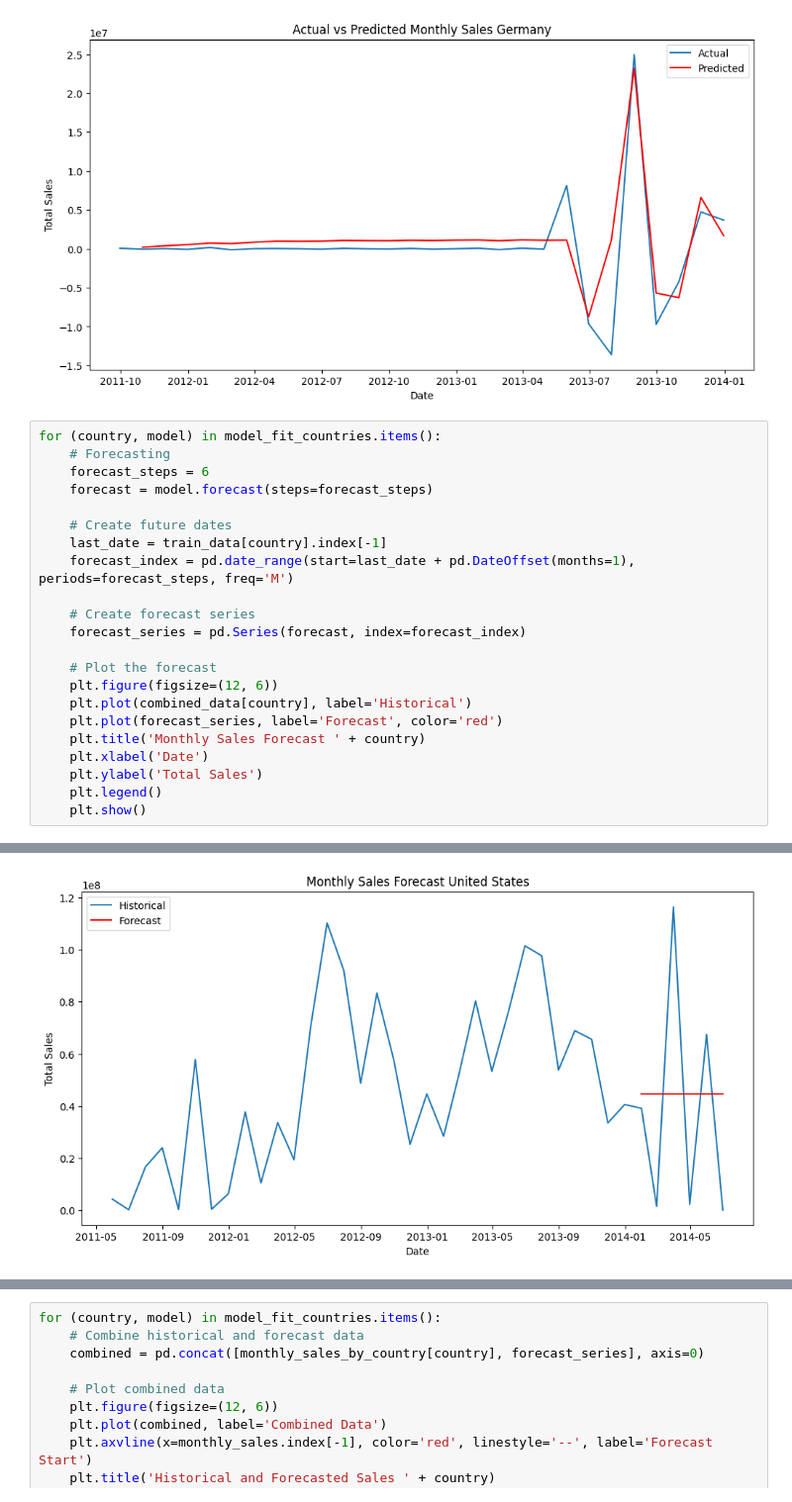
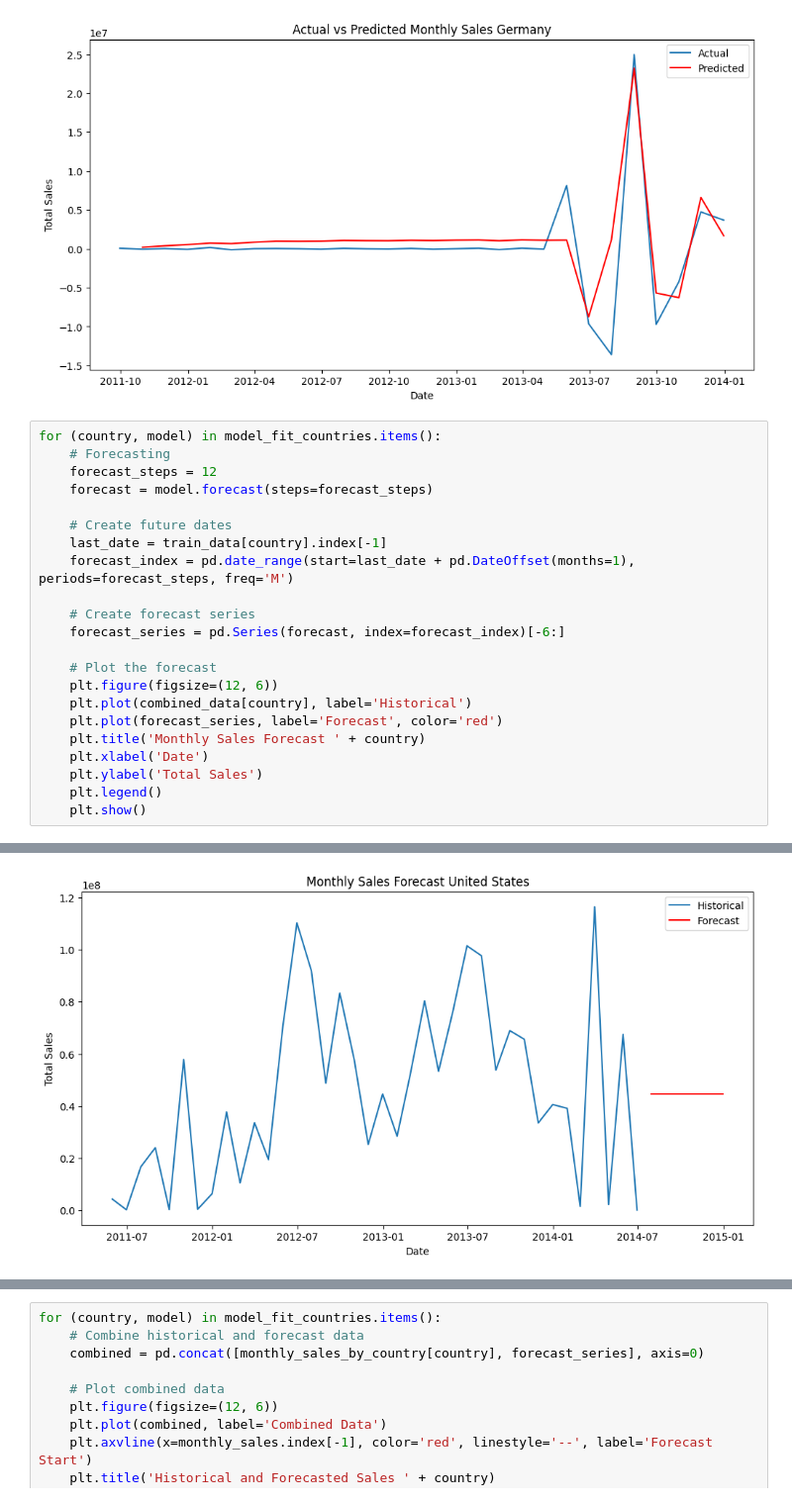
Before and after one commit to ga1nang/curent_topic, a Jupyter notebook: arima_country.ipynb, the cells around one changed output, grey strips where cells are left out. Shown at 99% size. Drawn from its saved outputs; the diff is of its cells as text.

```diff
--- a/arima_country.ipynb
+++ b/arima_country.ipynb
@@ -404,7 +404,7 @@ for (country, model) in model_fit_countries.items():
 # %%
 for (country, model) in model_fit_countries.items():
     # Forecasting
-    forecast_steps = 6
+    forecast_steps = 12
     forecast = model.forecast(steps=forecast_steps)
 
     # Create future dates
@@ -412,7 +412,7 @@ for (country, model) in model_fit_countries.items():
     forecast_index = pd.date_range(start=last_date + pd.DateOffset(months=1), periods=forecast_steps, freq='M')
 
     # Create forecast series
-    forecast_series = pd.Series(forecast, index=forecast_index)
+    forecast_series = pd.Series(forecast, index=forecast_index)[-6:]
 
     # Plot the forecast
     plt.figure(figsize=(12, 6))
@@ -429 +429 @@ for (country, model) in model_fit_countries.items():
-[figure, old version]
+[figure, new version]
```
Also changed, not shown: parts of 4 cells of this notebook.
